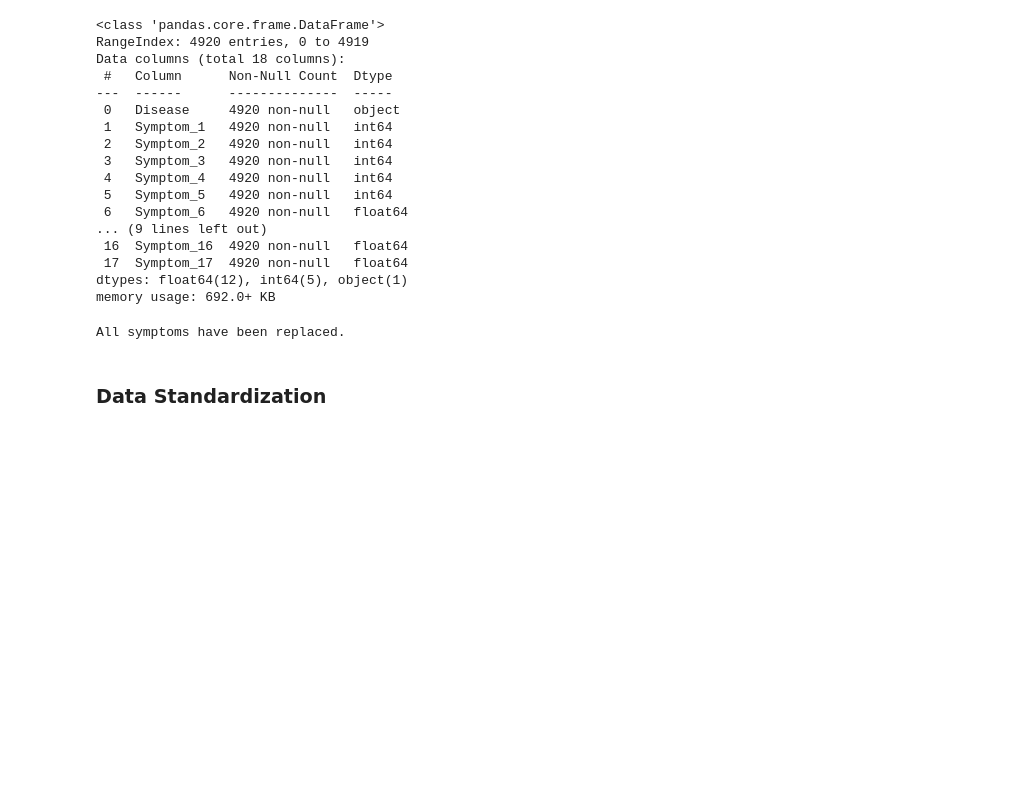
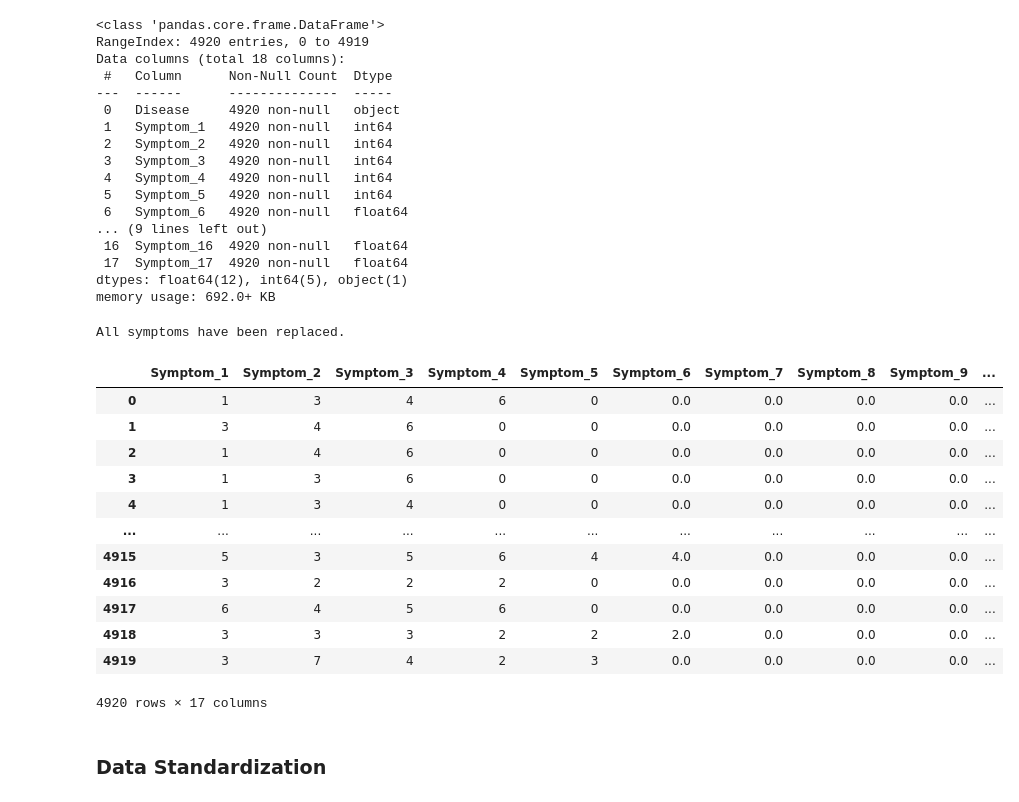
Before and after one commit to TheBlueZayn/Disease-Symptom-Prediction, a Jupyter notebook: sympt.ipynb, the cells around one changed output. Cells and saved outputs as stored; diff of their text form; code cells hidden in the pictures; blank space fills up the shorter version.

```diff
--- a/sympt.ipynb
+++ b/sympt.ipynb
@@ -264,6 +241,22 @@ All symptoms have been replaced.
 # separating the data and labels
 X = new_df_1.drop(columns='Disease', axis=1)
 Y = new_df_1['Disease']
+# %%
+X
+# %% [output]
+|  | Symptom_1 | Symptom_2 | Symptom_3 | Symptom_4 | Symptom_5 | Symptom_6 | Symptom_7 | Symptom_8 | Symptom_9 | ... |
+| 0 | 1 | 3 | 4 | 6 | 0 | 0.0 | 0.0 | 0.0 | 0.0 | ... |
+| 1 | 3 | 4 | 6 | 0 | 0 | 0.0 | 0.0 | 0.0 | 0.0 | ... |
+| 2 | 1 | 4 | 6 | 0 | 0 | 0.0 | 0.0 | 0.0 | 0.0 | ... |
+| 3 | 1 | 3 | 6 | 0 | 0 | 0.0 | 0.0 | 0.0 | 0.0 | ... |
+| 4 | 1 | 3 | 4 | 0 | 0 | 0.0 | 0.0 | 0.0 | 0.0 | ... |
+| ... | ... | ... | ... | ... | ... | ... | ... | ... | ... | ... |
+| 4915 | 5 | 3 | 5 | 6 | 4 | 4.0 | 0.0 | 0.0 | 0.0 | ... |
+| 4916 | 3 | 2 | 2 | 2 | 0 | 0.0 | 0.0 | 0.0 | 0.0 | ... |
+| 4917 | 6 | 4 | 5 | 6 | 0 | 0.0 | 0.0 | 0.0 | 0.0 | ... |
+| 4918 | 3 | 3 | 3 | 2 | 2 | 2.0 | 0.0 | 0.0 | 0.0 | ... |
+| 4919 | 3 | 7 | 4 | 2 | 3 | 0.0 | 0.0 | 0.0 | 0.0 | ... |
+4920 rows × 17 columns
 # %% [markdown]
 ### Data Standardization
 # %%
```
Also changed, not shown: parts of 10 cells of this notebook.
